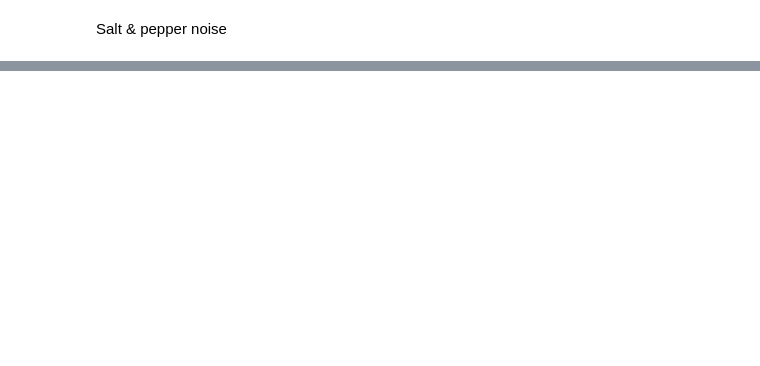
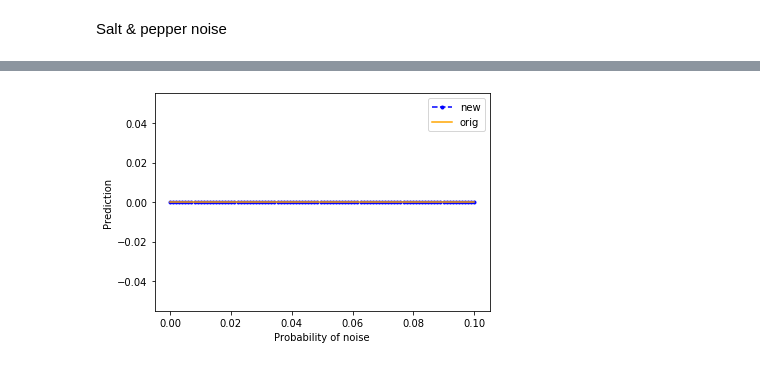
Before and after one commit to craycrayfish/adv-atk-neu, a Jupyter notebook: hc_attacks.ipynb, the cells around one changed output, grey strips where cells are left out. Drawn from its saved outputs; the diff is of its cells as text; code cells hidden in the pictures; blank space fills up the shorter version.

```diff
--- a/hc_attacks.ipynb
+++ b/hc_attacks.ipynb
@@ -579,0 +605,86 @@ for i in [0.001, 0.01, 0.1]:
+# %%
+probs = np.linspace(0, 0.1, 100)
+old_preds = []
+new_preds = []
+#n=0
+#plt.imshow(classifier.x_test[n,:,:,0])
+#plt.show()
+muon_cutoffs = []
+elec_cutoffs = []
+
+def mb_cutoff(preds):
+  if 2 in preds:
+    m_b = 0
+    b_m = 0
+    for i in range(len(preds)):
+      if preds[i] == 0 and preds[i-1] == 2:
+        m_b = probs[i]
+    for j in range(len(preds)-1, -1, -1):
+      if preds[j] == 2 and preds[j-1] == 0:
+        b_m = probs[j]
+    return 0.5*(m_b + b_m)
+  else:
+    return
+
+def em_cutoff(preds):
+  if 1 in preds:
+    e_m = 0
+    m_e = 0
+    for i in range(len(preds)):
+      if preds[i] == 1 and preds[i-1] == 2:
+        e_m = probs[i]
+    for j in range(len(preds)-1, -1, -1):
+      if preds[j] == 2 and preds[j-1] == 1:
+        m_e = probs[j]
+    return 0.5*(e_m + m_e)
+  else:
+    return
+
+for n in range(0, 10):
+  old_preds = []
+  new_preds = []
+  for k in range(len(probs)):
+      prob = probs[k]
+      ratio = 0.5
+      old_pred = np.argmax(classifier.model.predict(classifier.x_test[n].reshape((1, 50, 50, 1))))
+      old_preds.append(old_pred)
+      img_copy = classifier.x_test.copy()
+
+      salt = np.ceil(prob * ratio * img_copy[0].size)
+      pepper = np.ceil(prob * (1-ratio) * img_copy[0].size)
+
+      for i in range(int(salt)):
+        loc = np.random.randint(0, img_copy.shape[2], size=(img_copy.shape[0], 2))
+        img_copy[np.arange(img_copy.shape[0]),loc[:,0], loc[:,1]] = img_copy.max()
+
+      for j in range(int(pepper)):
+        loc = np.random.randint(0, img_copy.shape[2], size=(img_copy.shape[0], 2))
+        img_copy[np.arange(img_copy.shape[0]),loc[:,0], loc[:,1]] = 0
+
+      #plt.imshow(img_copy[n,:,:,0])
+      #plt.title(prob)
+      #plt.show()
+      new_pred = np.argmax(classifier.model.predict(img_copy[n].reshape((1, 50, 50, 1))))
+      new_preds.append(new_pred)
+
+  if old_pred == 2:
+    if mb_cutoff(new_preds) != None:
+      muon_cutoffs.append(mb_cutoff(new_preds))
+    if em_cutoff(new_preds) != None:
+      muon_cutoffs.append(em_cutoff(new_preds))
+
+  if old_pred == 1:
+    if mb_cutoff(new_preds) != None:
+      elec_cutoffs.append(mb_cutoff(new_preds))
+    if em_cutoff(new_preds) != None:
+      elec_cutoffs.append(em_cutoff(new_preds))
+
+  print("muon-background:", mb_cutoff(new_preds))
+  print("electron-muon:", em_cutoff(new_preds))
+  plt.plot(probs, new_preds, '.--',color='b', label='new')
+  plt.plot(probs, old_preds, color='orange', label='orig')
+  plt.legend()
+  plt.xlabel('Probability of noise')
+  plt.ylabel('Prediction')
+  plt.show()
+# %% [output]
@@ -579,0 +693 @@ for i in [0.001, 0.01, 0.1]:
+[figure, added]
```
Also changed, not shown: parts of 19 cells of this notebook.
